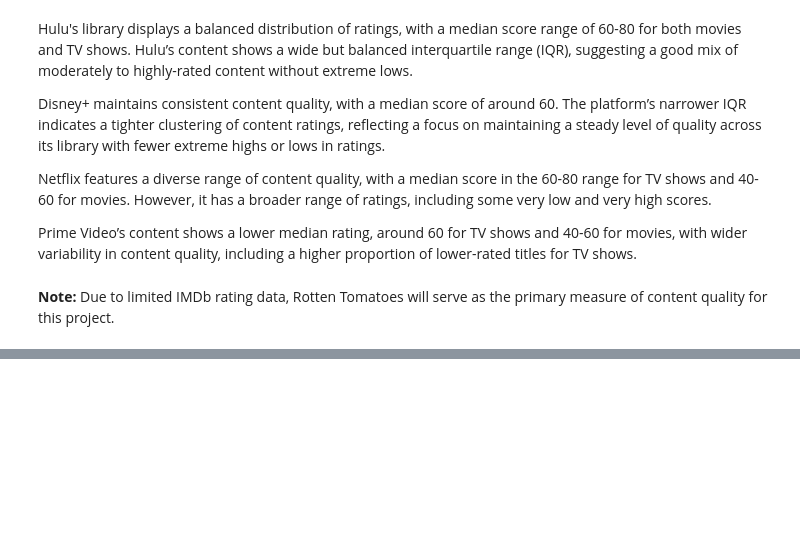
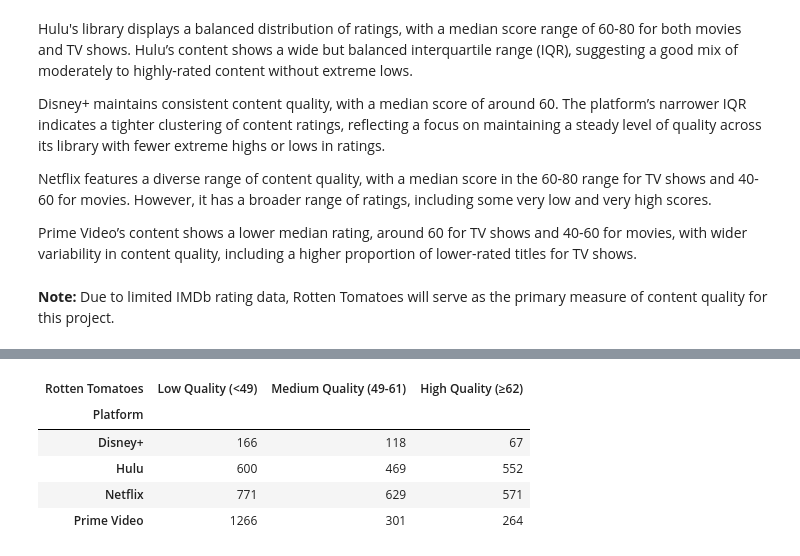
Before and after one commit to G0v1ndD3v/SVoD_Content_Analysis, a Jupyter notebook: SVoD_Analysis.ipynb, the cells around one changed output, grey strips where cells are left out. Saved outputs shown, nothing was run; the diff lists cells and outputs as text; code cells hidden in the pictures; blank space fills up the shorter version.

```diff
--- a/SVoD_Analysis.ipynb
+++ b/SVoD_Analysis.ipynb
@@ -478,0 +512,16 @@ Prime Video’s content shows a lower median rating, around 60 for TV shows and
+# %%
+tv_show_counts = (
+    tv_shows_expanded.groupby(
+        ['Platform', pd.cut(tv_shows_expanded['Rotten Tomatoes'], bins=quality_bins, labels=labels, right=False)]
+    )['Title'].count()
+    .unstack(fill_value=0)
+)
+
+tv_show_counts
+# %% [output]
+| Rotten Tomatoes | Low Quality (<49) | Medium Quality (49-61) | High Quality (≥62) |
+| Platform |  |  |  |
+| Disney+ | 166 | 118 | 67 |
+| Hulu | 600 | 469 | 552 |
+| Netflix | 771 | 629 | 571 |
+| Prime Video | 1266 | 301 | 264 |
```
Also changed, not shown: parts of 9 cells of this notebook.
